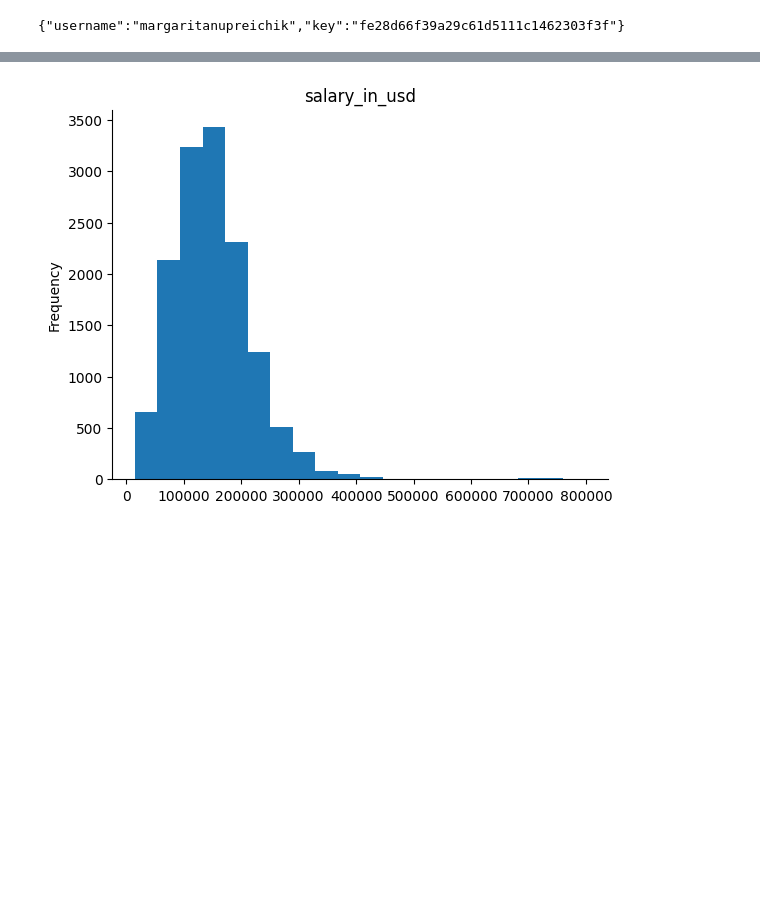
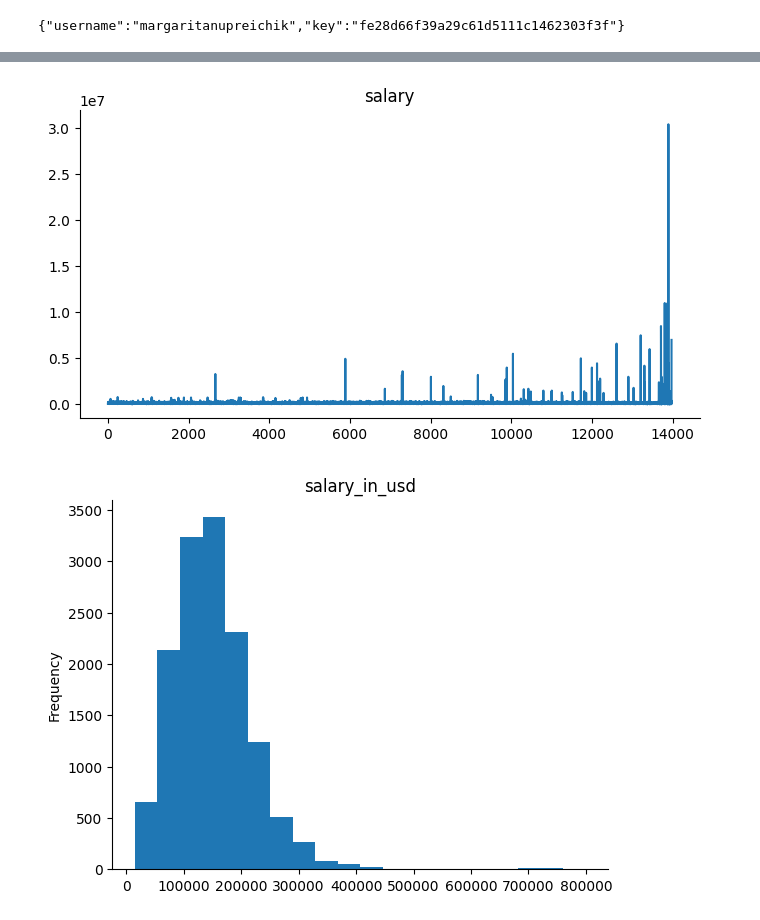
Before and after one commit to MargoNupreichik/DS_jobs_salaries_analysis, a Jupyter notebook: ds_job_salaries.ipynb, the cells around one changed output, grey strips where cells are left out. Cells and saved outputs as stored; diff of their text form; code cells hidden in the pictures; blank space fills up the shorter version.

Commit message:
data preprocessed

```diff
--- a/ds_job_salaries.ipynb
+++ b/ds_job_salaries.ipynb
@@ -28,5 +32,5 @@ data-science-job-salaries-2024.zip: Skipping, found more recently modified local
 # %%
-path = '/content/data/'
+path = '/content/drive/MyDrive/data/'
 import zipfile
 with zipfile.ZipFile(path+'data-science-job-salaries-2024.zip', 'r') as zip_ref:
     zip_ref.extractall(path)
@@ -50 +51,10 @@ df.head(n=10)
+# %%
+# The total gross salary amount paid.
+# @title salary
+
+from matplotlib import pyplot as plt
+df['salary'].plot(kind='line', figsize=(8, 4), title='salary')
+plt.gca().spines[['top', 'right']].set_visible(False)
+# %% [output]
+[figure, added]
 # %%
```
Also changed, not shown: parts of 13 cells of this notebook.
